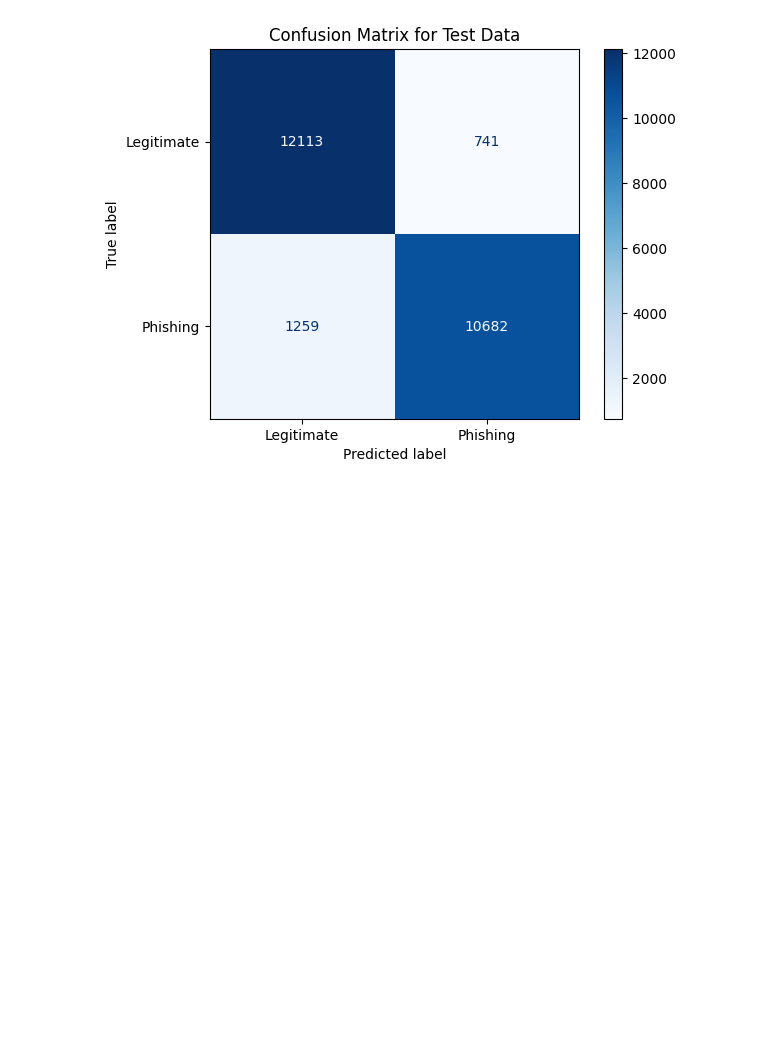
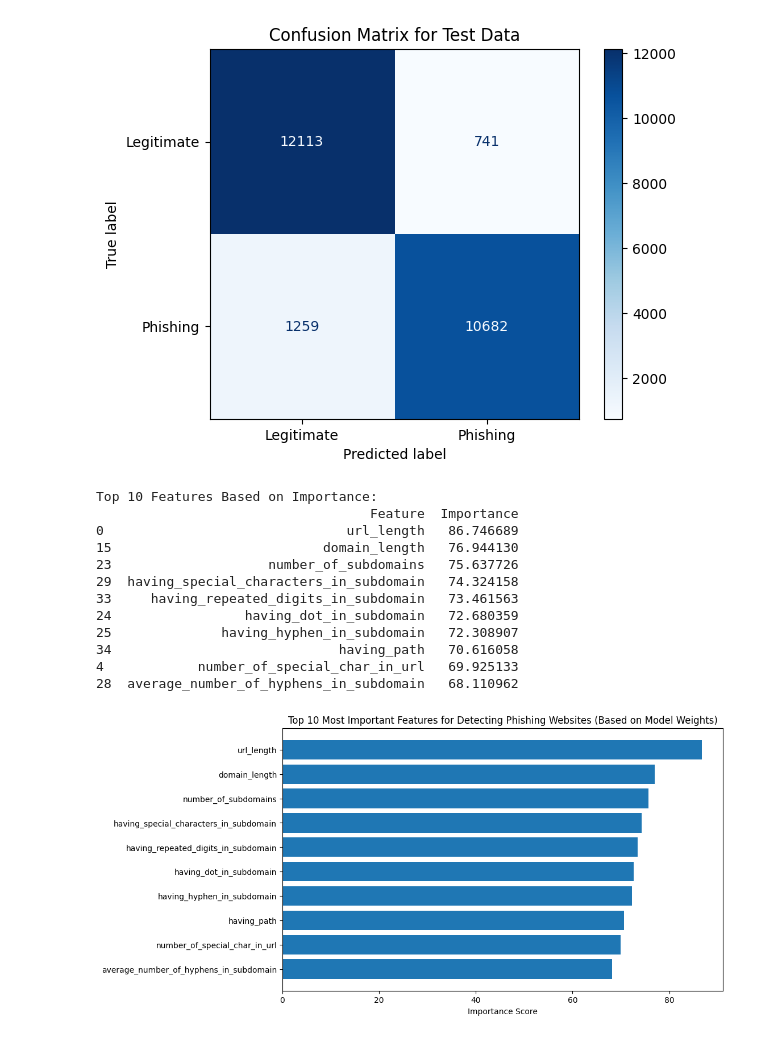
Before and after one commit to mddsayemm/Privacy-and-Security-With-Deep-Learning, a Jupyter notebook: Untitled6.ipynb, the cells around one changed output. Saved outputs shown, nothing was run; the diff lists cells and outputs as text; code cells hidden in the pictures; blank space fills up the shorter version.

```diff
--- a/Untitled6.ipynb
+++ b/Untitled6.ipynb
@@ -179,3 +179,48 @@ plt.show()
 # %% [output]
 775/775 ━━━━━━━━━━━━━━━━━━━━ 10s 12ms/step
 [figure]
+# %%
+import numpy as np
+import pandas as pd
+import matplotlib.pyplot as plt
+
+# Get the weights of the first layer
+first_layer_weights = model.layers[1].get_weights()[0]  # First layer weights (input to first hidden layer)
+
+# Calculate the importance based on the absolute weights of the first layer
+feature_importance = np.abs(first_layer_weights).sum(axis=1)
+
+# Create a DataFrame to associate features with their importance
+importance_df = pd.DataFrame({
+    'Feature': X.columns,
+    'Importance': feature_importance
+})
+
+# Sort features by importance
+importance_df = importance_df.sort_values(by='Importance', ascending=False)
+
+# Print top 10 features based on importance
+print("\nTop 10 Features Based on Importance:")
+print(importance_df.head(10))
+
+# Plot the feature importance
+plt.figure(figsize=(10, 6))
+plt.barh(importance_df['Feature'].head(10), importance_df['Importance'].head(10))
+plt.gca().invert_yaxis()  # Highest importance at the top
+plt.xlabel("Importance Score")
+plt.title("Top 10 Most Important Features for Detecting Phishing Websites (Based on Model Weights)")
+plt.show()
+# %% [output]
+Top 10 Features Based on Importance:
+                                   Feature  Importance
+0                               url_length   86.746689
+15                           domain_length   76.944130
+23                    number_of_subdomains   75.637726
+29  having_special_characters_in_subdomain   74.324158
+33     having_repeated_digits_in_subdomain   73.461563
+24                 having_dot_in_subdomain   72.680359
+25              having_hyphen_in_subdomain   72.308907
+34                             having_path   70.616058
+4            number_of_special_char_in_url   69.925133
+28  average_number_of_hyphens_in_subdomain   68.110962
+[figure, added]
```
